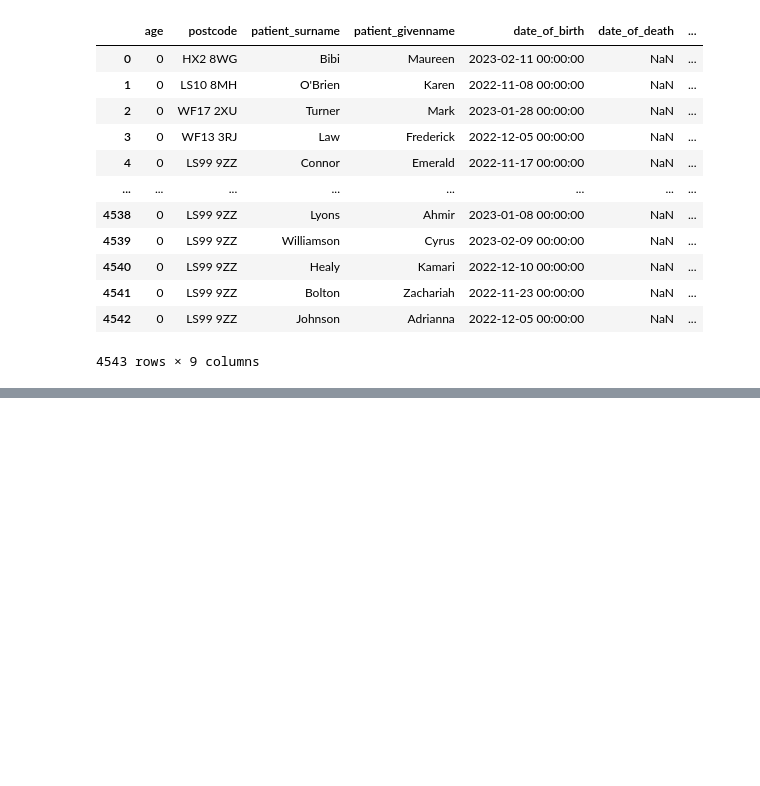
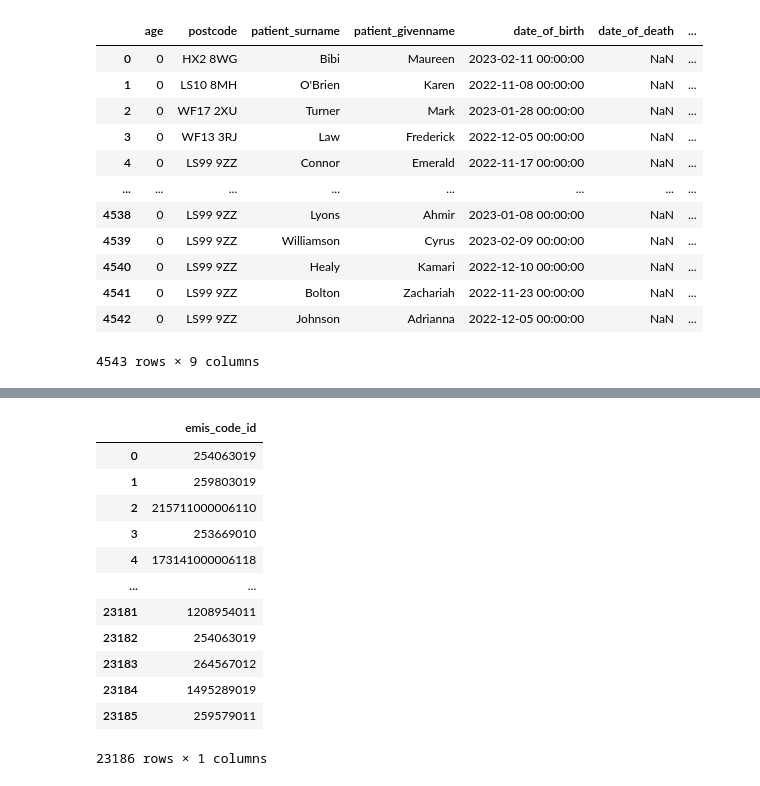
Before and after one commit to rpenn97/EMIS_task, a Jupyter notebook: solution/solution_py.ipynb, the cells around one changed output, grey strips where cells are left out. Drawn from its saved outputs; the diff is of its cells as text; code cells hidden in the pictures; blank space fills up the shorter version.

```diff
--- a/solution/solution_py.ipynb
+++ b/solution/solution_py.ipynb
@@ -52,0 +89,16 @@ for n, val in enumerate(observation_list):
+# %%
+psql.sqldf("""SELECT emis_code_id FROM observation0""")
+# %% [output]
+|  | emis_code_id |
+| 0 | 254063019 |
+| 1 | 259803019 |
+| 2 | 215711000006110 |
+| 3 | 253669010 |
+| 4 | 173141000006118 |
+| ... | ... |
+| 23181 | 1208954011 |
+| 23182 | 254063019 |
+| 23183 | 264567012 |
+| 23184 | 1495289019 |
+| 23185 | 259579011 |
+23186 rows × 1 columns
```
Also changed, not shown: parts of 3 cells of this notebook.
